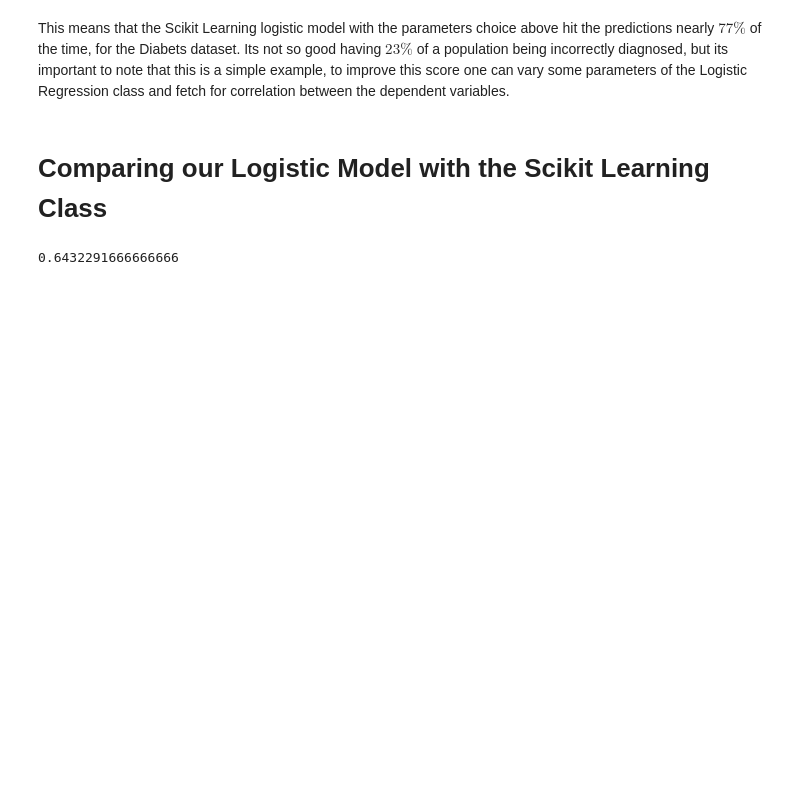
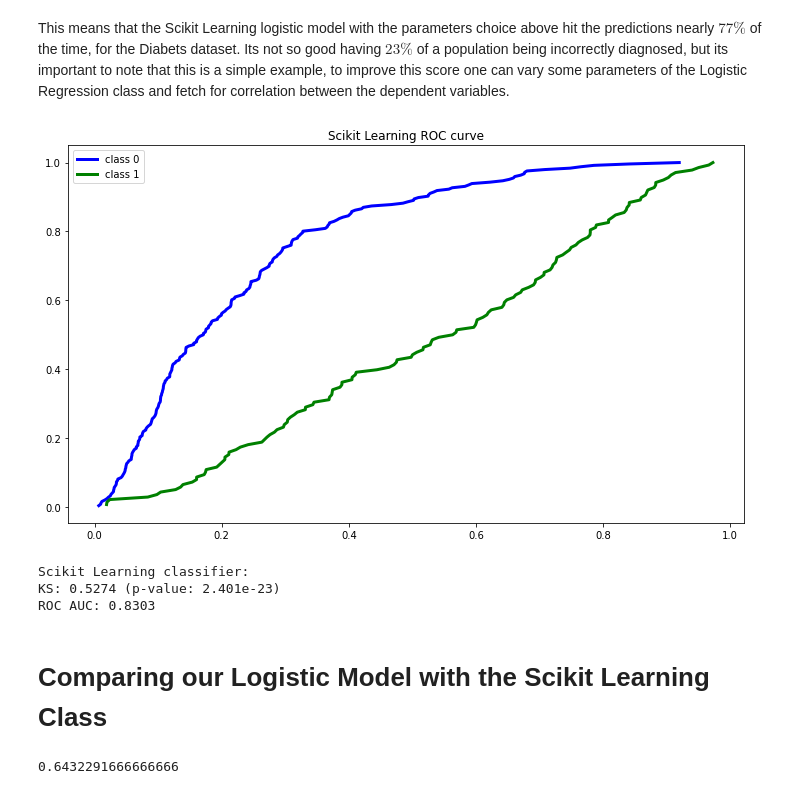
Before and after one commit to dimasjackson/Logistic-Regression-Clearly-Explained, a Jupyter notebook: logistic-regression-clearly-explained.ipynb, the cells around one changed output. Cells and saved outputs as stored; diff of their text form; code cells hidden in the pictures; blank space fills up the shorter version.

```diff
--- a/logistic-regression-clearly-explained.ipynb
+++ b/logistic-regression-clearly-explained.ipynb
@@ -252,2 +245,5 @@ sk_score
 # %% [markdown]
 This means that the Scikit Learning logistic model with the parameters choice above hit the predictions nearly $77\%$ of the time, for the Diabets dataset. Its not so good having $23\%$ of a population being incorrectly diagnosed, but its important to note that this is a simple example, to improve this score one can vary some parameters of the Logistic Regression class and fetch for correlation between the dependent variables.
+# %%
+# Predict the classes on the test data, and return the probabilities for each class
+sk_y_prob = sk_model.predict_proba(X_test)
@@ -253,0 +275,27 @@ This means that the Scikit Learning logistic model with the parameters choice ab
+# %%
+# Gets the class CDFs
+def get_classes_cdf(y_real, y_proba):
+    # Unite both visions to be able to filter
+    df = pd.DataFrame()
+    df['real'] = y_real
+    df['proba'] = y_proba
+
+    # Recover each class
+    class0 = df[df['real'] == 0].sort_values('proba')
+    class1 = df[df['real'] == 1].sort_values('proba')
+
+    # Calculates the cdfs
+    cdf0 = np.array([cdf(class0['proba'].values, x, sort = False) for x in class0['proba'].values])
+    cdf1 = np.array([cdf(class1['proba'].values, x, sort = False) for x in class1['proba'].values])
+
+    # Results
+    results =  {
+        'cdf0': cdf0,
+        'cdf1': cdf1,
+        'proba0': class0['proba'].values,
+        'proba1': class1['proba'].values,
+    }
+
+    return results
+# %%
+sk_cdf = get_classes_cdf(y_test, sk_y_prob[:, 1])
@@ -253,0 +304,13 @@ This means that the Scikit Learning logistic model with the parameters choice ab
+# %%
+# Visualize the ROC curve
+fig = plt.figure(figsize = (10, 6))
+ax1 = plt.subplot()
+
+ax1.set_title("Scikit Learning ROC curve")
+sns.lineplot(x = sk_cdf['proba0'], y = sk_cdf['cdf0'], color = 'b', ax = ax1, linewidth = 3)
+sns.lineplot(x = sk_cdf['proba1'], y = sk_cdf['cdf1'], color = 'g', ax = ax1, linewidth = 3)
+ax1.legend(["class 0", "class 1"])
+
+plt.tight_layout()
+# %% [output]
+[figure, added]
@@ -254,3 +339,10 @@ This means that the Scikit Learning logistic model with the parameters choice ab
+# %%
+print("Scikit Learning classifier:")
+ks_sk, auc_sk = evaluate_ks_and_roc_auc(y_test, sk_y_prob[:, 1])
+# %% [output]
+Scikit Learning classifier:
+KS: 0.5274 (p-value: 2.401e-23)
+ROC AUC: 0.8303
 # %% [markdown]
 # Comparing our Logistic Model with the Scikit Learning Class
 # %%
```
Also changed, not shown: parts of 27 cells of this notebook.
